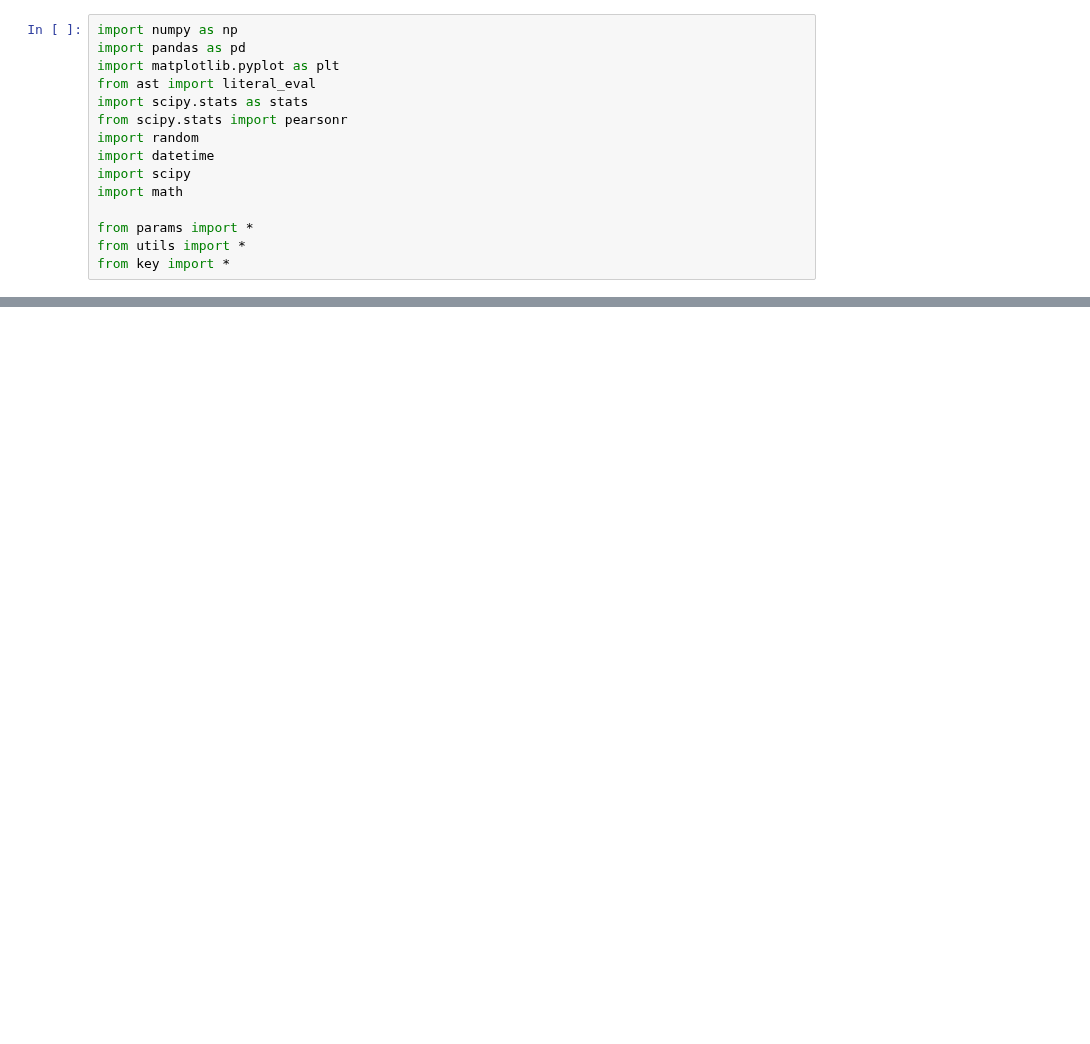
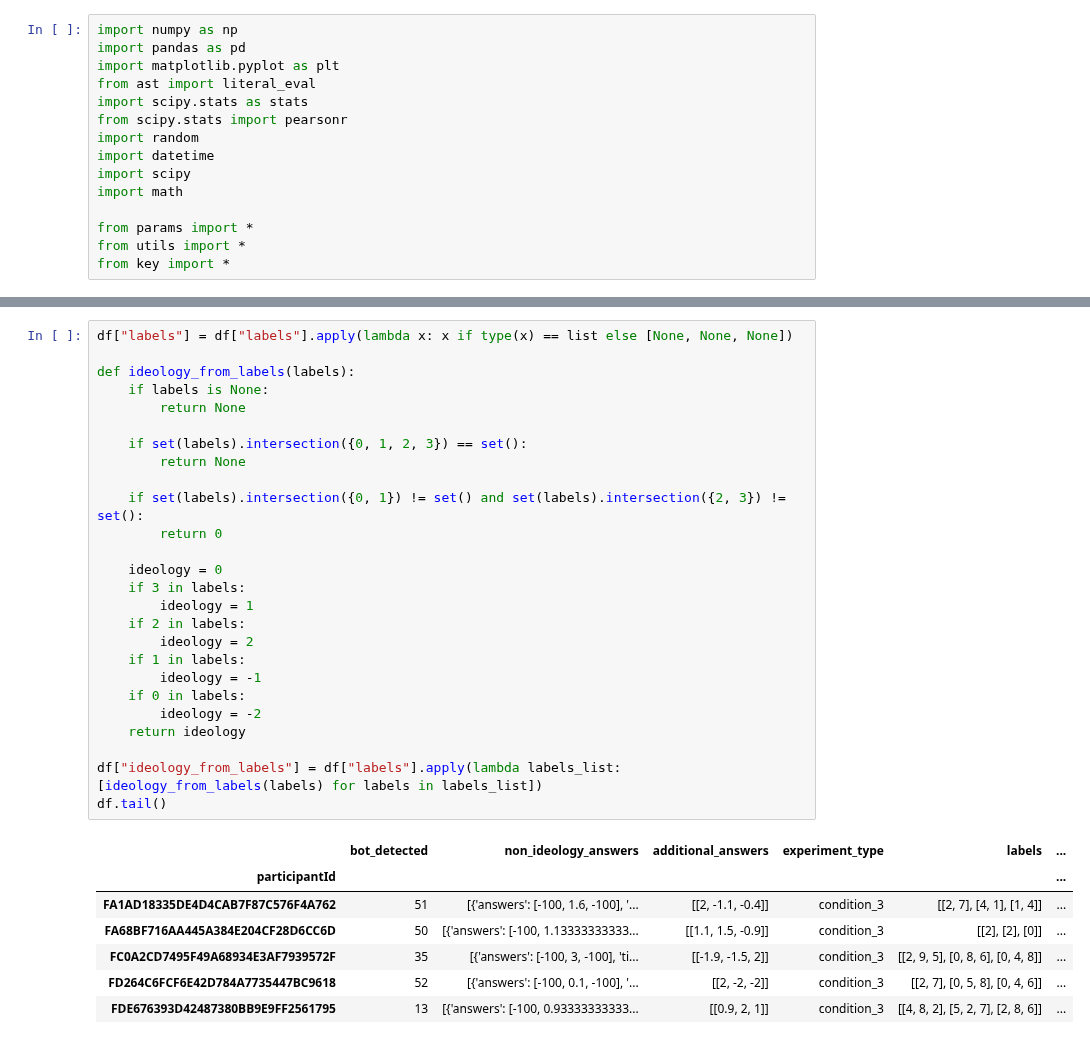
Before and after one commit to yindeqiang/Online-Politicization-Experiment-Website, a Jupyter notebook: data_analysis/condition_preprocess.ipynb, the cells around one changed output, grey strips where cells are left out. Cells and saved outputs as stored; diff of their text form; blank space fills up the shorter version.

```diff
--- a/data_analysis/condition_preprocess.ipynb
+++ b/data_analysis/condition_preprocess.ipynb
@@ -349,0 +111,34 @@ for i in range(6):
+# %%
+df["labels"] = df["labels"].apply(lambda x: x if type(x) == list else [None, None, None])
+
+def ideology_from_labels(labels):
+    if labels is None:
+        return None
+
+    if set(labels).intersection({0, 1, 2, 3}) == set():
+        return None
+
+    if set(labels).intersection({0, 1}) != set() and set(labels).intersection({2, 3}) != set():
+        return 0
+
+    ideology = 0
+    if 3 in labels:
+        ideology = 1
+    if 2 in labels:
+        ideology = 2
+    if 1 in labels:
+        ideology = -1
+    if 0 in labels:
+        ideology = -2
+    return ideology
+
+df["ideology_from_labels"] = df["labels"].apply(lambda labels_list: [ideology_from_labels(labels) for labels in labels_list])
+df.tail()
+# %% [output]
+|  | bot_detected | non_ideology_answers | additional_answers | experiment_type | labels | ... |
+| participantId |  |  |  |  |  | ... |
+| FA1AD18335DE4D4CAB7F87C576F4A762 | 51 | [{'answers': [-100, 1.6, -100], '... | [[2, -1.1, -0.4]] | condition_3 | [[2, 7], [4, 1], [1, 4]] | ... |
+| FA68BF716AA445A384E204CF28D6CC6D | 50 | [{'answers': [-100, 1.13333333333... | [[1.1, 1.5, -0.9]] | condition_3 | [[2], [2], [0]] | ... |
+| FC0A2CD7495F49A68934E3AF7939572F | 35 | [{'answers': [-100, 3, -100], 'ti... | [[-1.9, -1.5, 2]] | condition_3 | [[2, 9, 5], [0, 8, 6], [0, 4, 8]] | ... |
+| FD264C6FCF6E42D784A7735447BC9618 | 52 | [{'answers': [-100, 0.1, -100], '... | [[2, -2, -2]] | condition_3 | [[2, 7], [0, 5, 8], [0, 4, 6]] | ... |
+| FDE676393D42487380BB9E9FF2561795 | 13 | [{'answers': [-100, 0.93333333333... | [[0.9, 2, 1]] | condition_3 | [[4, 8, 2], [5, 2, 7], [2, 8, 6]] | ... |
```
Also changed, not shown: parts of 25 cells of this notebook, 9 other files.
